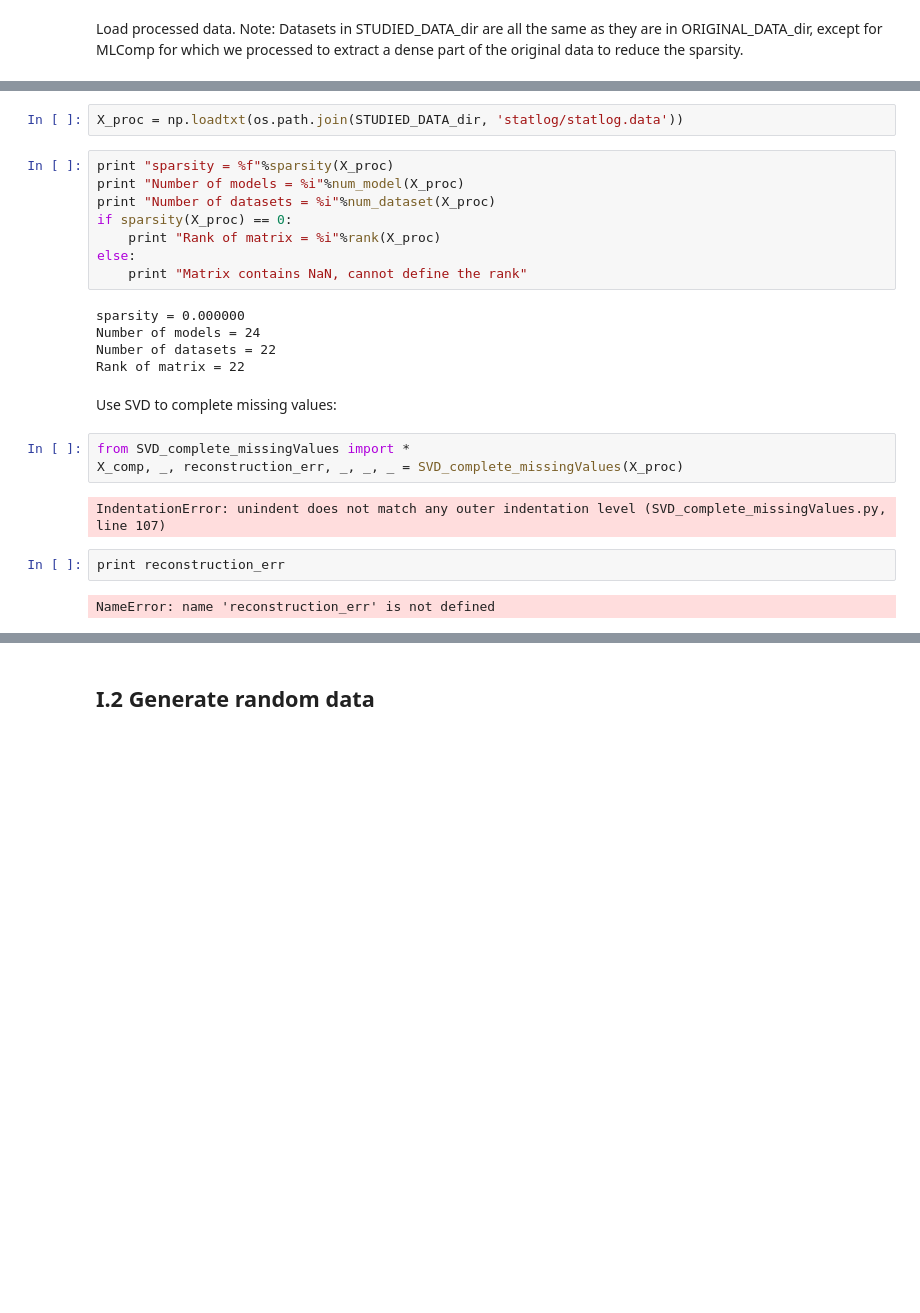
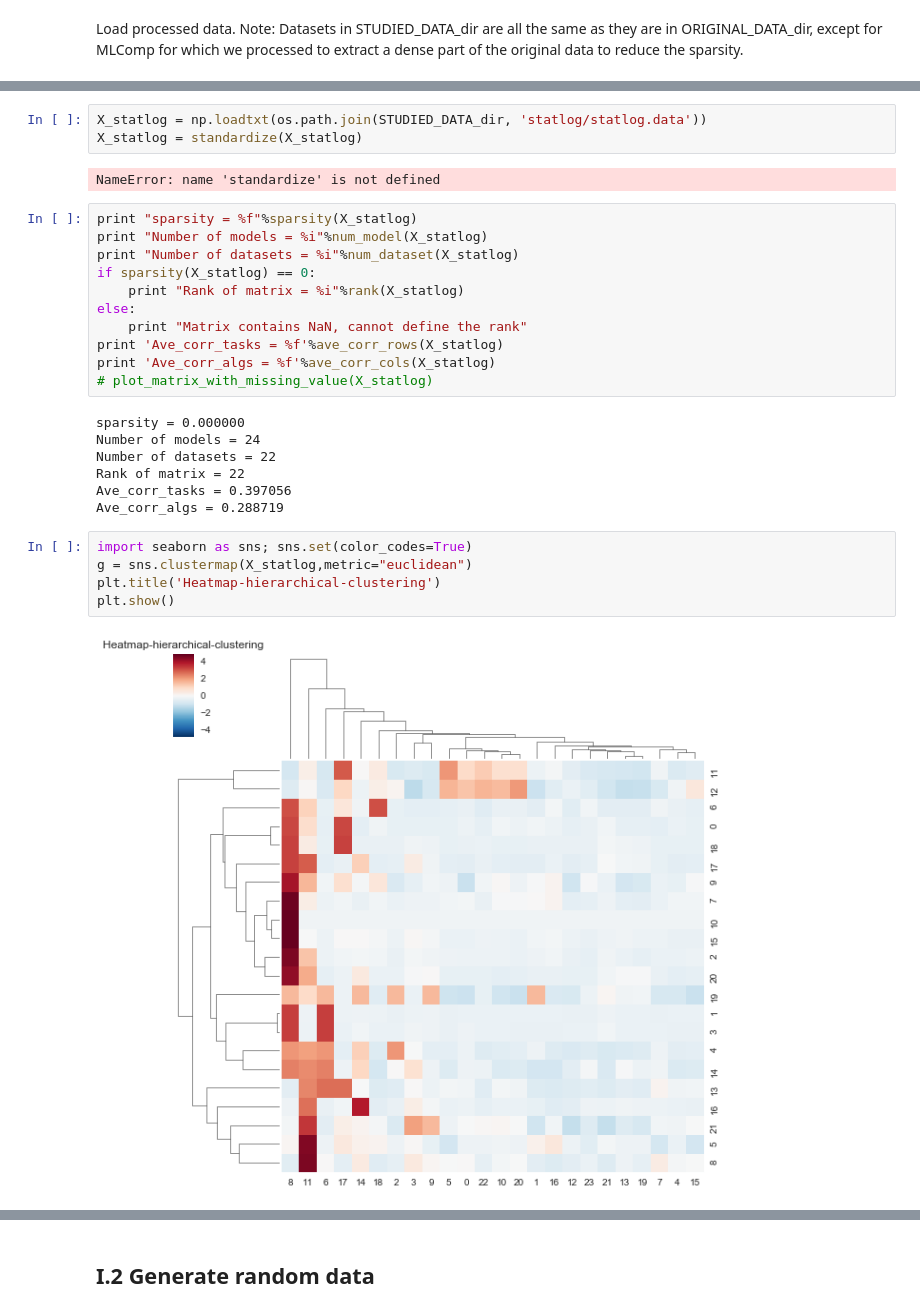
Before and after one commit to LishengSun/Meta-Learning-and-APT, a Jupyter notebook: PAPER_CAP2018/demonstration.ipynb, the cells around one changed output, grey strips where cells are left out. Cells and saved outputs as stored; diff of their text form; blank space fills up the shorter version.

```diff
--- a/PAPER_CAP2018/demonstration.ipynb
+++ b/PAPER_CAP2018/demonstration.ipynb
@@ -40,26 +50,30 @@ Note: Datasets in STUDIED_DATA_dir are all the same as they are in ORIGINAL_DATA
 # %%
-X_proc = np.loadtxt(os.path.join(STUDIED_DATA_dir, 'statlog/statlog.data'))
+X_statlog = np.loadtxt(os.path.join(STUDIED_DATA_dir, 'statlog/statlog.data'))
+X_statlog = standardize(X_statlog)
+# %% [output]
+NameError: name 'standardize' is not defined
 # %%
-print "sparsity = %f"%sparsity(X_proc)
-print "Number of models = %i"%num_model(X_proc)
-print "Number of datasets = %i"%num_dataset(X_proc)
-if sparsity(X_proc) == 0:
-    print "Rank of matrix = %i"%rank(X_proc)
+print "sparsity = %f"%sparsity(X_statlog)
+print "Number of models = %i"%num_model(X_statlog)
+print "Number of datasets = %i"%num_dataset(X_statlog)
+if sparsity(X_statlog) == 0:
+    print "Rank of matrix = %i"%rank(X_statlog)
 else:
     print "Matrix contains NaN, cannot define the rank"
+print 'Ave_corr_tasks = %f'%ave_corr_rows(X_statlog)
+print 'Ave_corr_algs = %f'%ave_corr_cols(X_statlog)
+# plot_matrix_with_missing_value(X_statlog)
 # %% [output]
 sparsity = 0.000000
 Number of models = 24
 Number of datasets = 22
 Rank of matrix = 22
+Ave_corr_tasks = 0.397056
+Ave_corr_algs = 0.288719
-# %% [markdown]
-Use SVD to complete missing values:
-# %%
-from SVD_complete_missingValues import *
-X_comp, _, reconstruction_err, _, _, _ = SVD_complete_missingValues(X_proc)
-# %% [output]
-IndentationError: unindent does not match any outer indentation level (SVD_complete_missingValues.py, line 107)
-# %%
-print reconstruction_err
-# %% [output]
-NameError: name 'reconstruction_err' is not defined
+# %%
+import seaborn as sns; sns.set(color_codes=True)
+g = sns.clustermap(X_statlog,metric="euclidean")
+plt.title('Heatmap-hierarchical-clustering')
+plt.show()
+# %% [output]
+[figure, added]
```
Also changed, not shown: parts of 36 cells of this notebook, 32 other files.
